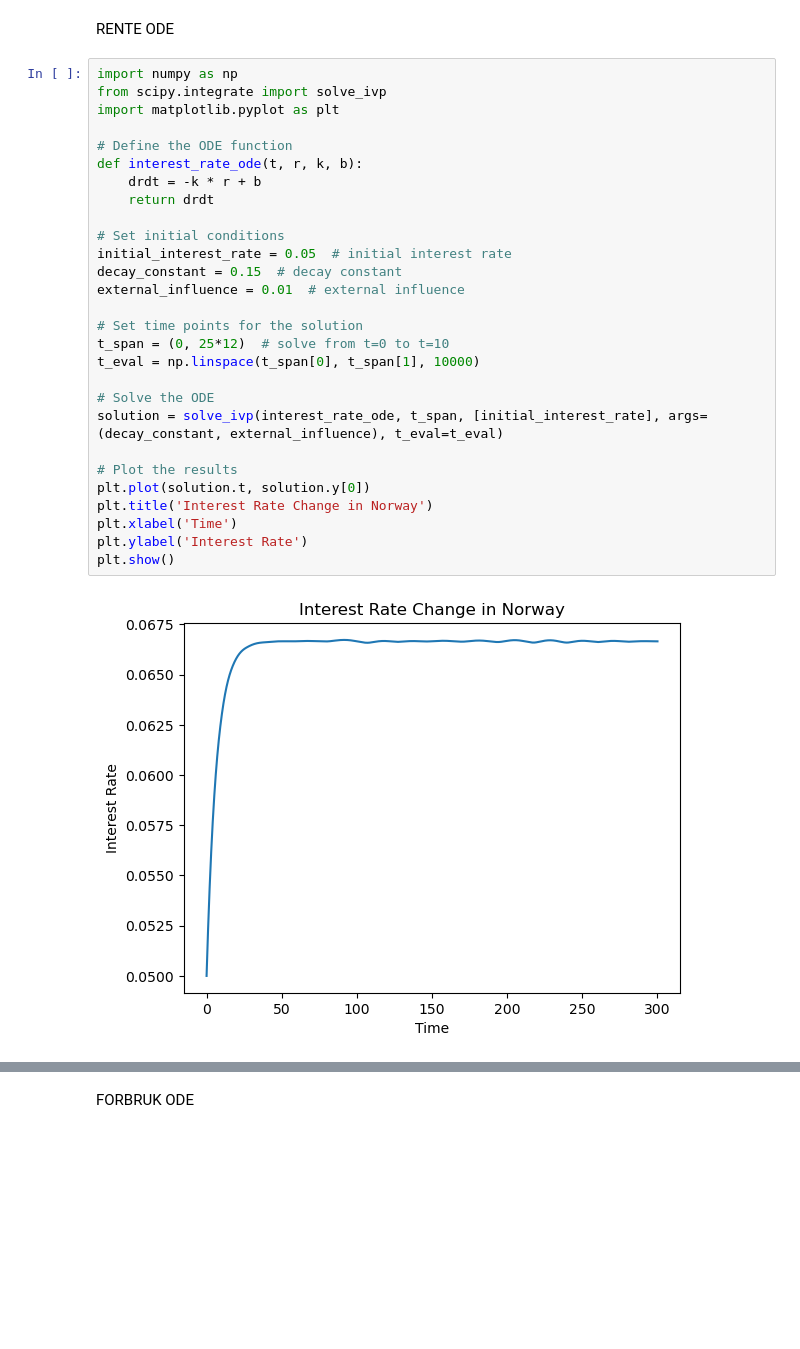
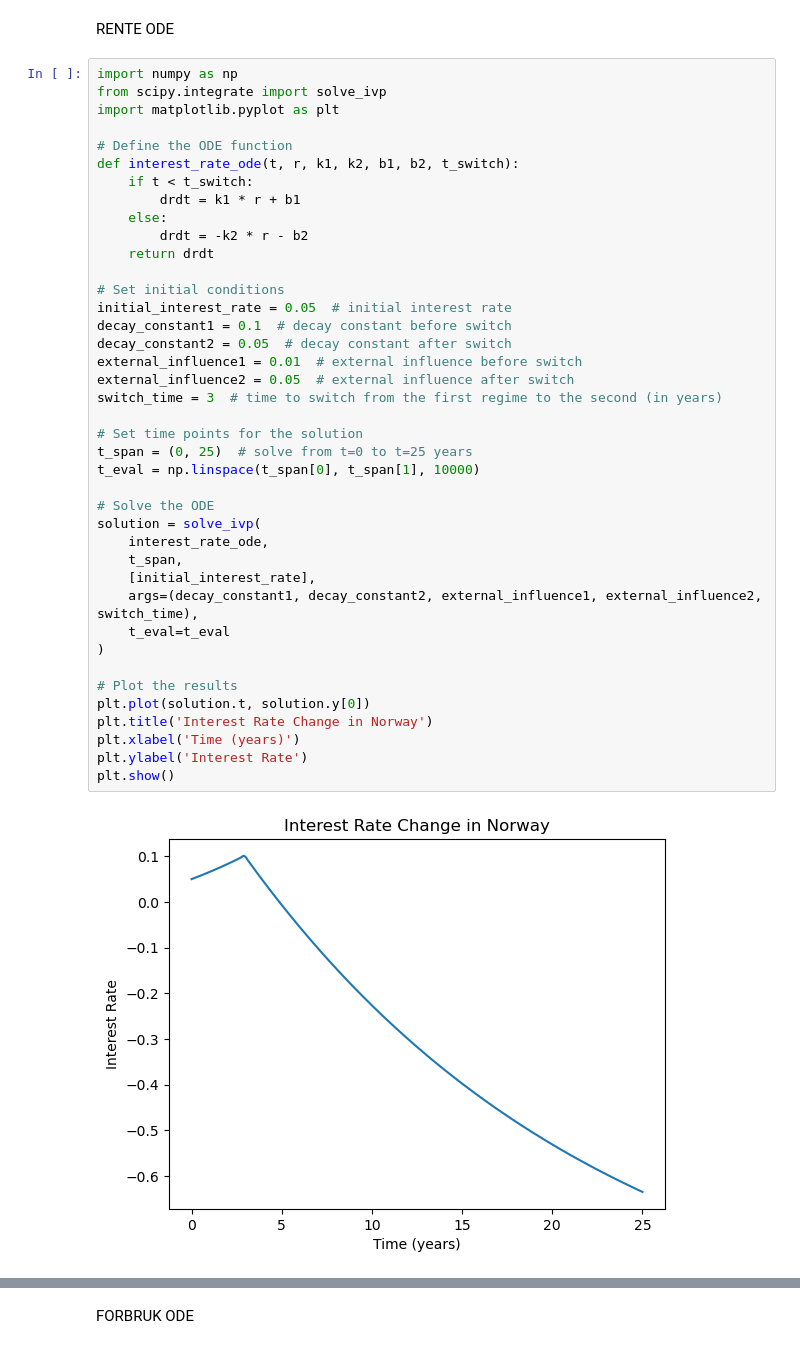
Before and after one commit to 591118/ProsjektADAH2023, a Jupyter notebook: prosjekt501.ipynb, the cells around one changed output, grey strips where cells are left out. Cells and saved outputs as stored; diff of their text form; blank space fills up the shorter version.

```diff
--- a/prosjekt501.ipynb
+++ b/prosjekt501.ipynb
@@ -738,30 +754,42 @@ RENTE ODE
 # %%
 import numpy as np
 from scipy.integrate import solve_ivp
 import matplotlib.pyplot as plt
 
 # Define the ODE function
-def interest_rate_ode(t, r, k, b):
-    drdt = -k * r + b
+def interest_rate_ode(t, r, k1, k2, b1, b2, t_switch):
+    if t < t_switch:
+        drdt = k1 * r + b1
+    else:
+        drdt = -k2 * r - b2
     return drdt
 
 # Set initial conditions
 initial_interest_rate = 0.05  # initial interest rate
-decay_constant = 0.15  # decay constant
-external_influence = 0.01  # external influence
+decay_constant1 = 0.1  # decay constant before switch
+decay_constant2 = 0.05  # decay constant after switch
+external_influence1 = 0.01  # external influence before switch
+external_influence2 = 0.05  # external influence after switch
+switch_time = 3  # time to switch from the first regime to the second (in years)
 
 # Set time points for the solution
-t_span = (0, 25*12)  # solve from t=0 to t=10
+t_span = (0, 25)  # solve from t=0 to t=25 years
 t_eval = np.linspace(t_span[0], t_span[1], 10000)
 
 # Solve the ODE
-solution = solve_ivp(interest_rate_ode, t_span, [initial_interest_rate], args=(decay_constant, external_influence), t_eval=t_eval)
+solution = solve_ivp(
+    interest_rate_ode,
+    t_span,
+    [initial_interest_rate],
+    args=(decay_constant1, decay_constant2, external_influence1, external_influence2, switch_time),
+    t_eval=t_eval
+)
 
 # Plot the results
 plt.plot(solution.t, solution.y[0])
 plt.title('Interest Rate Change in Norway')
-plt.xlabel('Time')
+plt.xlabel('Time (years)')
 plt.ylabel('Interest Rate')
 plt.show()
 # %% [output]
-[figure, old version]
+[figure, new version]
```
Also changed, not shown: parts of 6 cells of this notebook, 1 other file.
